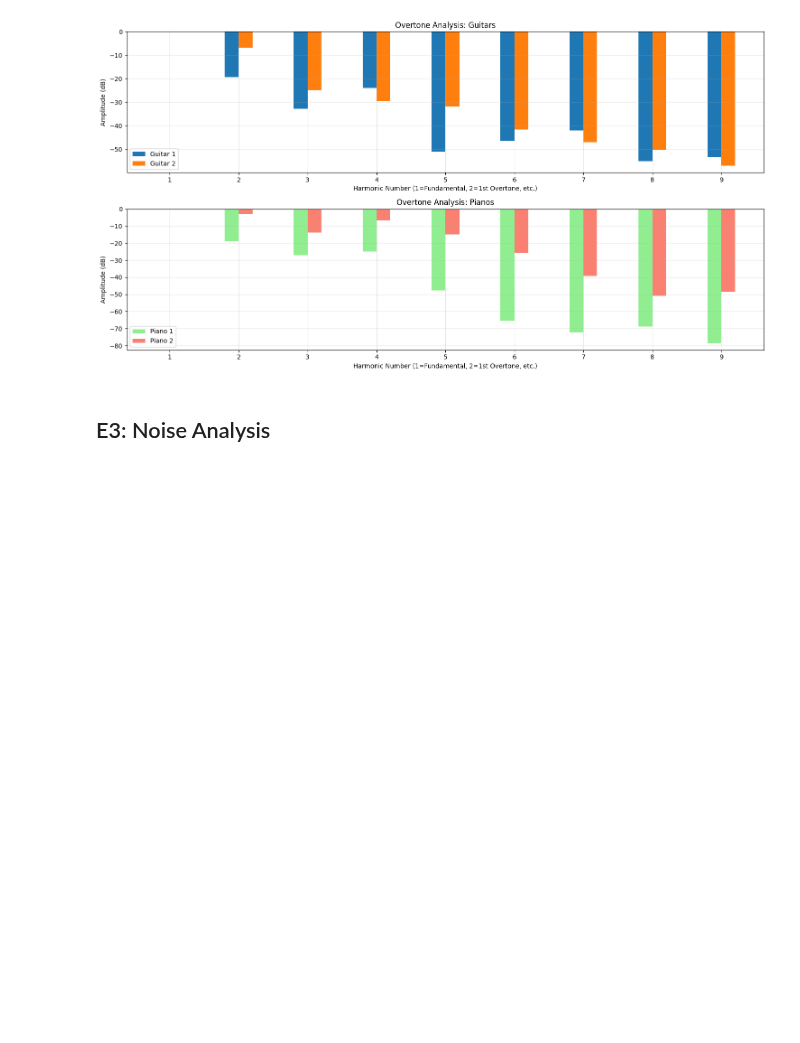
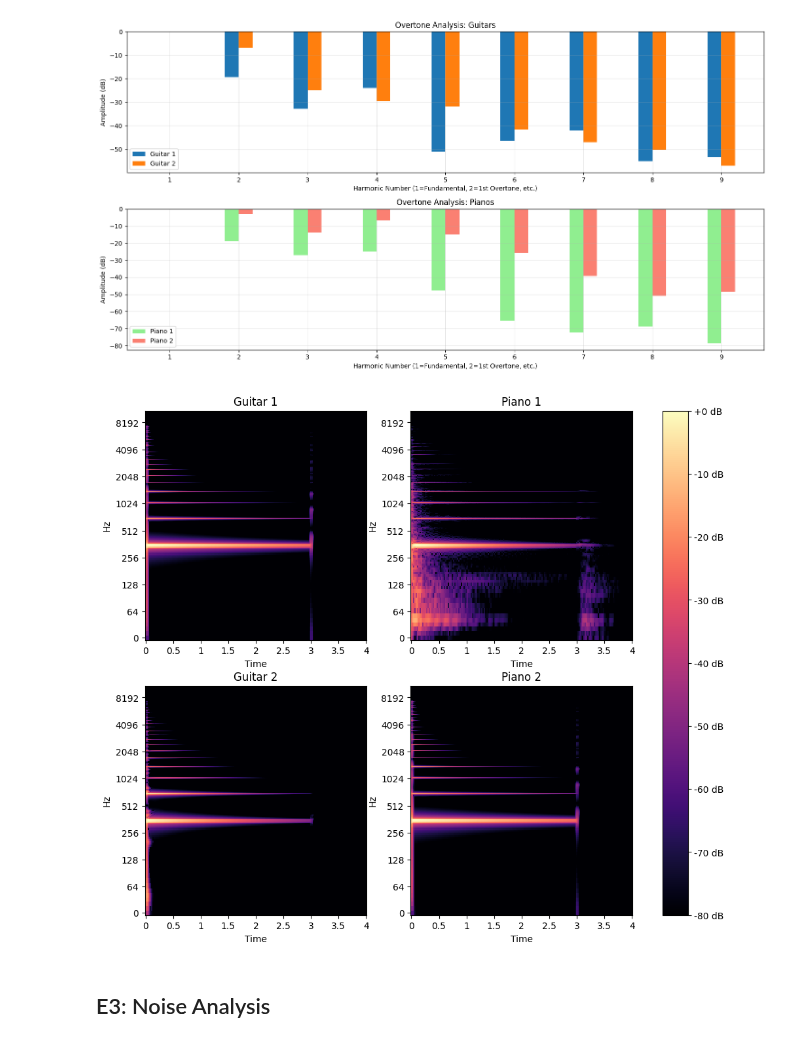
Before and after one commit to martijuanola/RWTH-AIiM, a Jupyter notebook: exercices/e7/e7-main.ipynb, the cells around one changed output. Saved outputs shown, nothing was run; the diff lists cells and outputs as text; code cells hidden in the pictures; blank space fills up the shorter version.

Commit message:
[E7] - add spectrograms

```diff
--- a/exercices/e7/e7-main.ipynb
+++ b/exercices/e7/e7-main.ipynb
@@ -187,6 +187,32 @@ plt.tight_layout()
 plt.show()
 # %% [output]
 [figure]
+# %%
+# Function to compute and plot spectrogram
+def plot_spectrogram(y, sr, ax, title):
+    S = librosa.stft(y)  # Short-time Fourier Transform
+    S_db = librosa.amplitude_to_db(np.abs(S), ref=np.max)  # Convert amplitude to dB
+    img = librosa.display.specshow(S_db, sr=sr, x_axis='time', y_axis='log', ax=ax)
+    ax.set_title(title)
+    return img
+
+
+# Create figure and subplots
+fig, axs = plt.subplots(2, 2, figsize=(12, 10))
+
+# Plot each spectrogram
+plot_spectrogram(y_g1, sr_g1, axs[0, 0], 'Guitar 1')
+plot_spectrogram(y_p1, sr_p1, axs[0, 1], 'Piano 1')
+plot_spectrogram(y_g2, sr_g2, axs[1, 0], 'Guitar 2')
+plot_spectrogram(y_p2, sr_p2, axs[1, 1], 'Piano 2')
+
+# Add colorbar to the last subplot
+aux = librosa.amplitude_to_db(np.abs(librosa.stft(y_g1)), ref=np.max)
+fig.colorbar(librosa.display.specshow(aux, sr=sr_g1, y_axis='log', x_axis='time'), ax=axs, format="%+2.0f dB")
+
+plt.show()
+# %% [output]
+[figure, added]
 # %% [markdown]
 ## E3: Noise Analysis
 # %%
```
Also changed, not shown: 1 other file.
